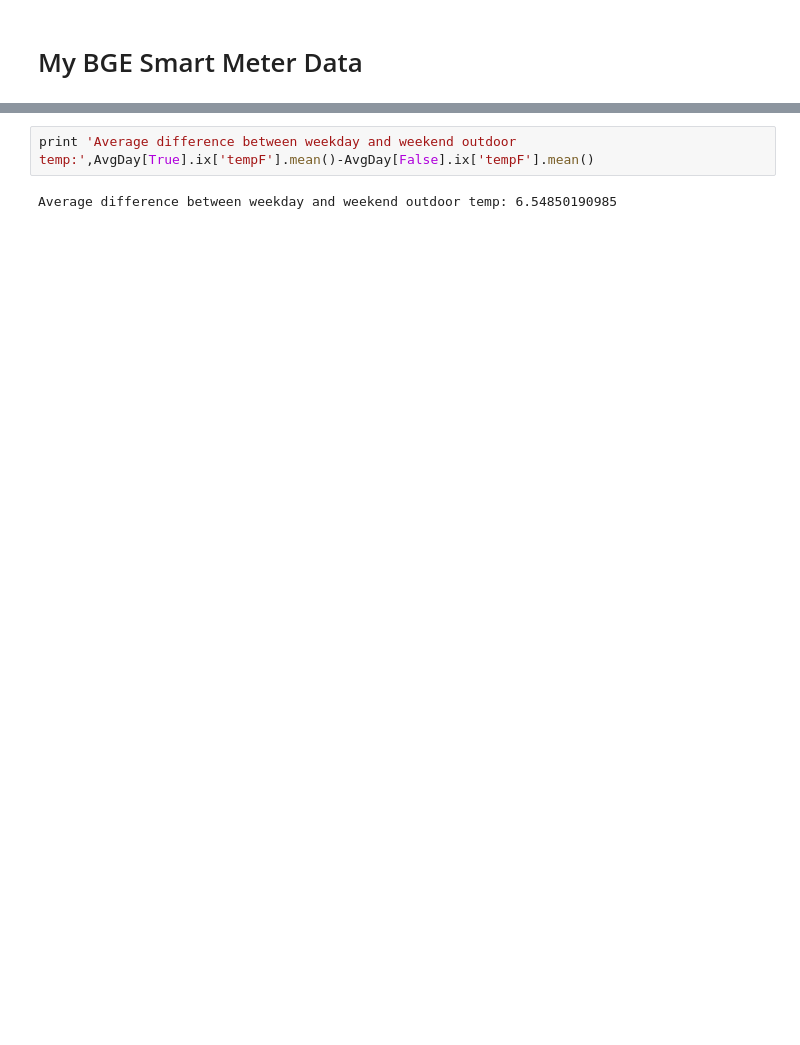
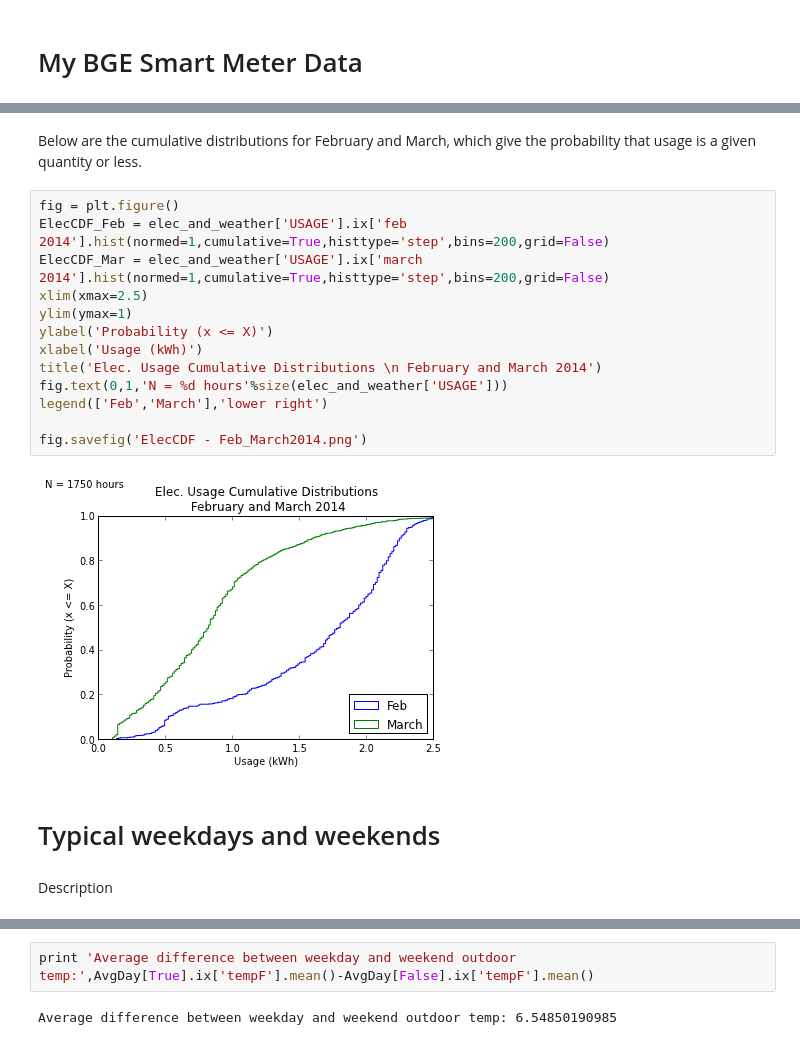
Before and after one commit to jtelszasz/my_energy_forecast_SVR, a Jupyter notebook: My_Energy.ipynb, the cells around one changed output, grey strips where cells are left out. Cells and saved outputs as stored; diff of their text form; blank space fills up the shorter version.

```diff
--- a/My_Energy.ipynb
+++ b/My_Energy.ipynb
@@ -183,0 +57,21 @@ FIG_OutdoorT.savefig('OutdoorT - 20140118-20140331.png')
+# %% [markdown]
+Below are the cumulative distributions for February and March, which give the probability that usage is a given quantity or less.
+# %%
+fig = plt.figure()
+ElecCDF_Feb = elec_and_weather['USAGE'].ix['feb 2014'].hist(normed=1,cumulative=True,histtype='step',bins=200,grid=False)
+ElecCDF_Mar = elec_and_weather['USAGE'].ix['march 2014'].hist(normed=1,cumulative=True,histtype='step',bins=200,grid=False)
+xlim(xmax=2.5)
+ylim(ymax=1)
+ylabel('Probability (x <= X)')
+xlabel('Usage (kWh)')
+title('Elec. Usage Cumulative Distributions \n February and March 2014')
+fig.text(0,1,'N = %d hours'%size(elec_and_weather['USAGE']))
+legend(['Feb','March'],'lower right')
+
+fig.savefig('ElecCDF - Feb_March2014.png')
+# %% [output]
+[figure, added]
+# %% [markdown]
+# Typical weekdays and weekends
+# %% [markdown]
+Description
```
Also changed, not shown: parts of 38 cells of this notebook, 3 other files.
